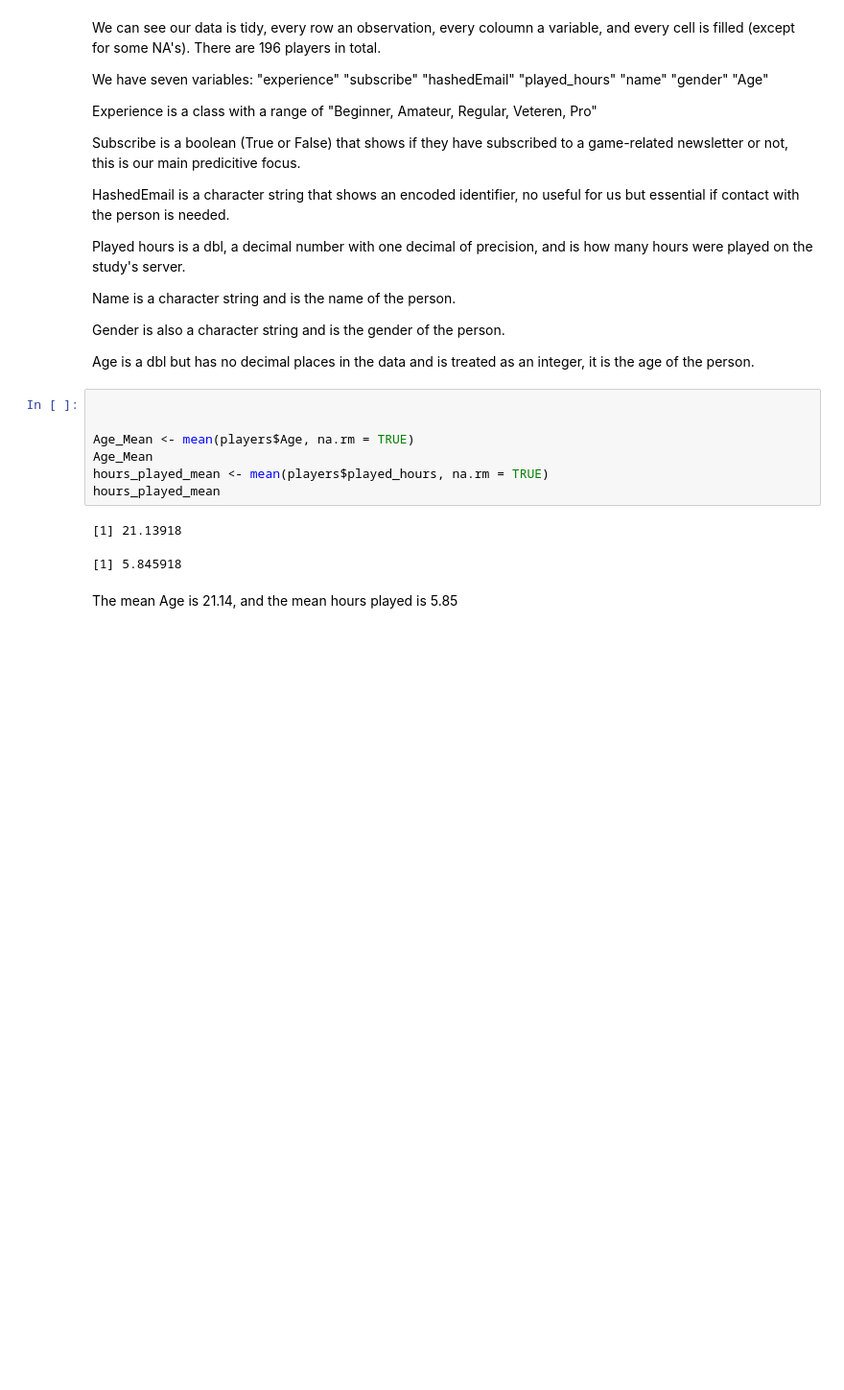
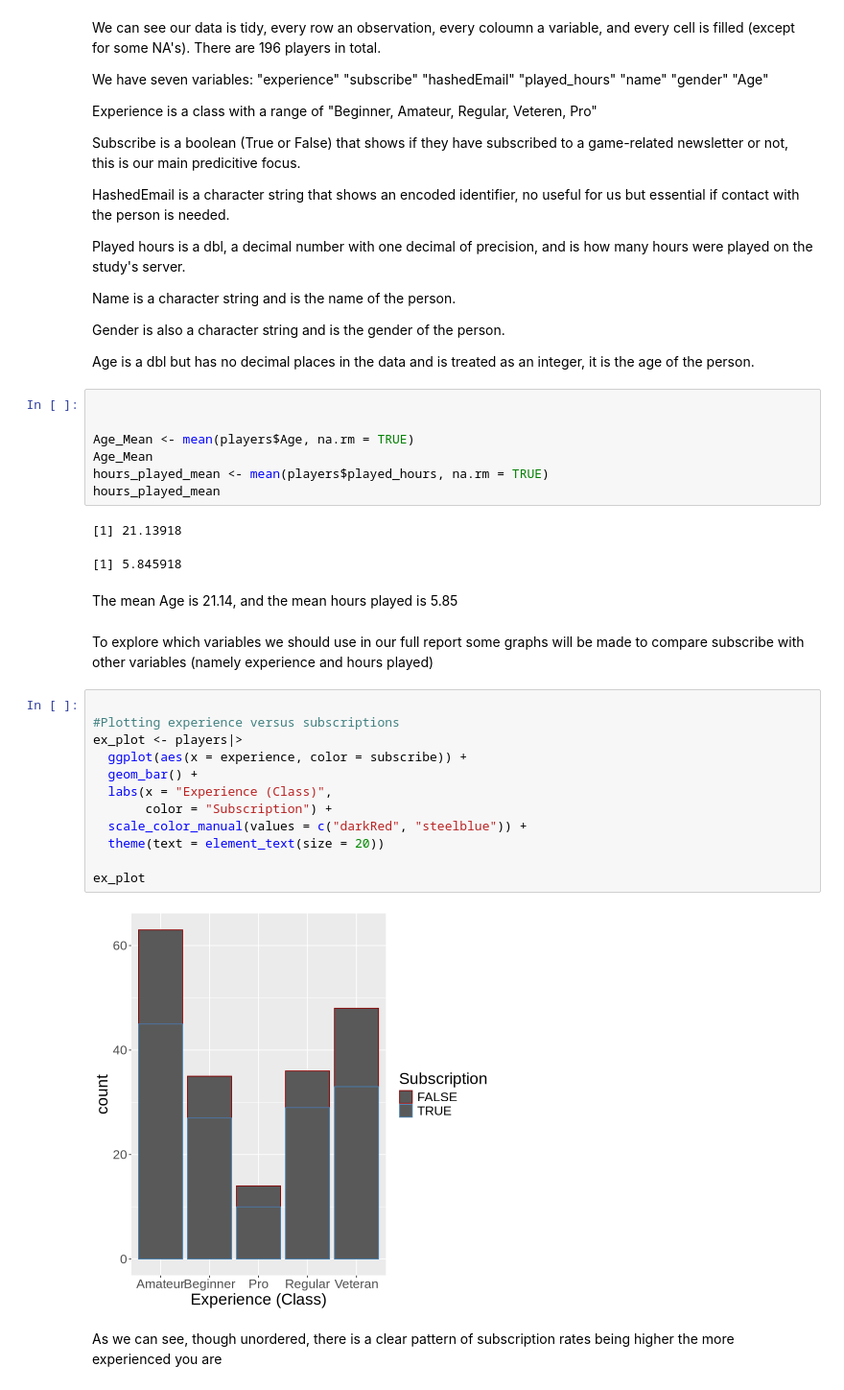
Before and after one commit to williamtheking8/DSCI-project, a Jupyter notebook: Project.ipynb, the cells around one changed output. Shown: that part at 96% size. Drawn from its saved outputs; the diff is of its cells as text; blank space fills up the shorter version.

Commit message:
Plot 1
Added one plot between experience and subscriptions

```diff
--- a/Project.ipynb
+++ b/Project.ipynb
@@ -76,3 +76,21 @@ hours_played_mean
 [1] 5.845918
 # %% [markdown]
 The mean Age is 21.14, and the mean hours played is 5.85
+# %% [markdown]
+To explore which variables we should use in our full report some graphs will be made to compare subscribe with other variables (namely experience and hours played)
+# %%
+
+#Plotting experience versus subscriptions
+ex_plot <- players|>
+  ggplot(aes(x = experience, color = subscribe)) +
+  geom_bar() +
+  labs(x = "Experience (Class)",
+       color = "Subscription") +
+  scale_color_manual(values = c("darkRed", "steelblue")) +
+  theme(text = element_text(size = 20))
+
+ex_plot
+# %% [output]
+[figure, added]
+# %% [markdown]
+As we can see, though unordered, there is a clear pattern of subscription rates being higher the more experienced you are
```
